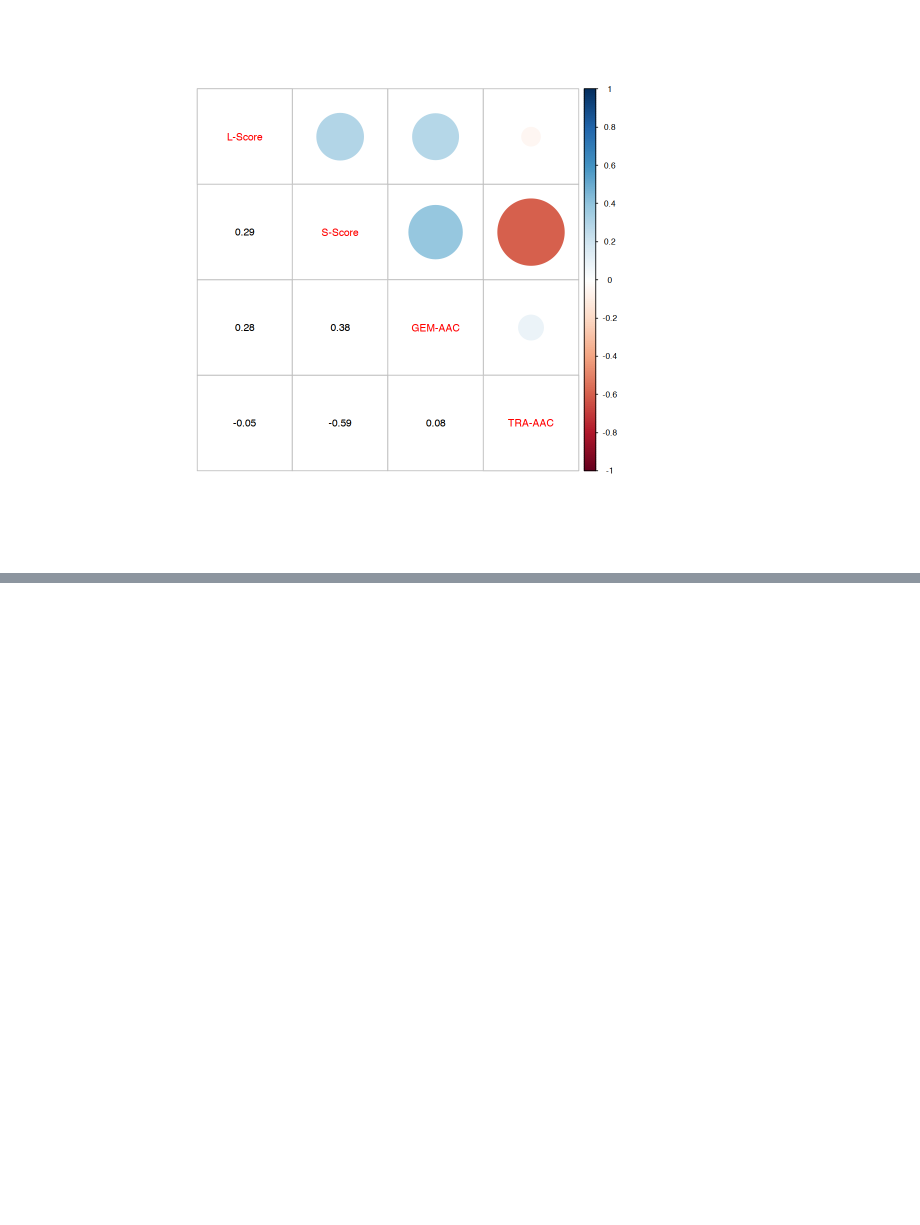
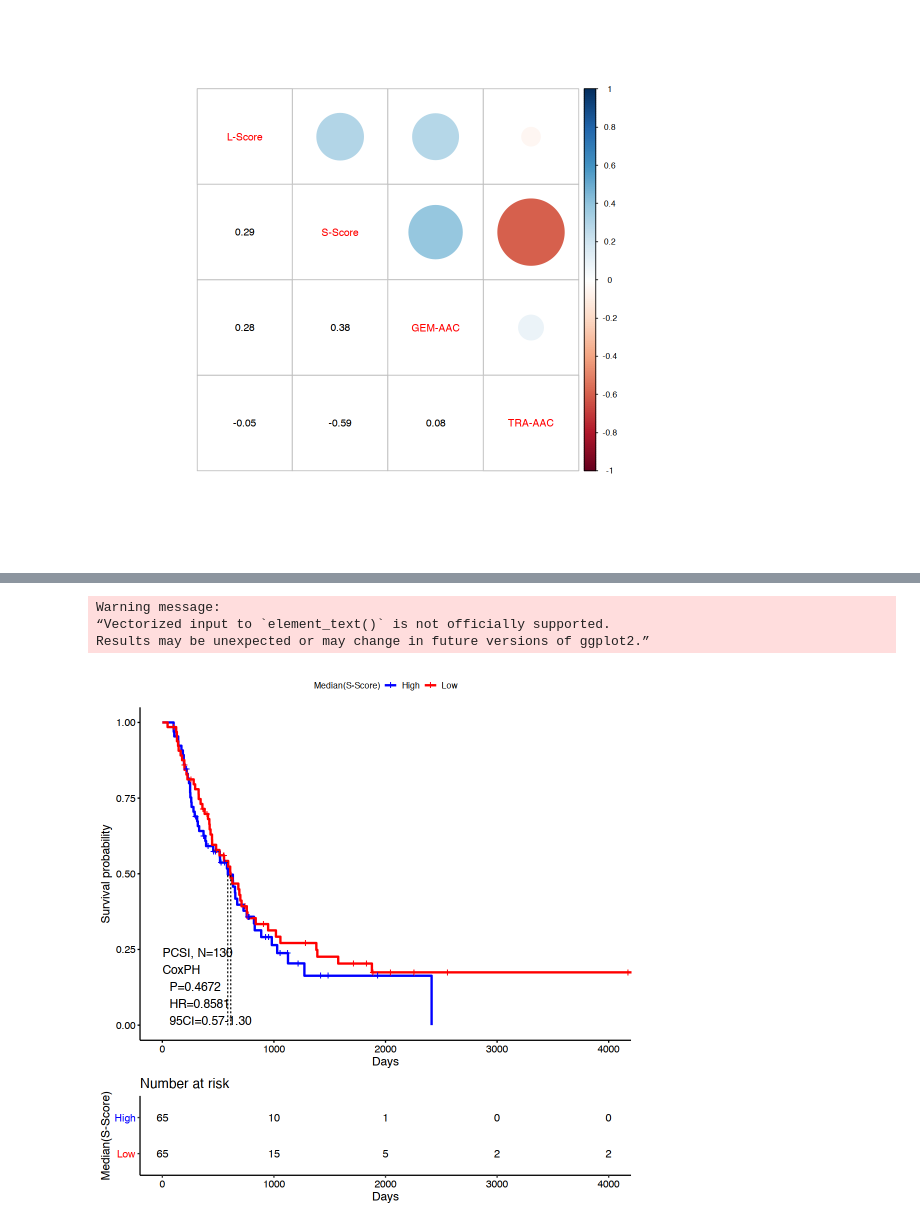
Before and after one commit to bhklab/RASDependencyScore, a Jupyter notebook: RASDSanalysis.ipynb, the cells around one changed output, grey strips where cells are left out. Drawn from its saved outputs; the diff is of its cells as text; code cells hidden in the pictures; blank space fills up the shorter version.

```diff
--- a/RASDSanalysis.ipynb
+++ b/RASDSanalysis.ipynb
@@ -210,0 +138,29 @@ legend(-0.12, -0.93,
+# %%
+data <- pcsiResults[which(!is.na(pcsiResults$time)),]
+data$smedian <- "high"
+data$smedian[which(data$sscore <= median(data$sscore))] <- "low"
+data$smedian <- as.factor(data$smedian)
+data$lmedian <- "high"
+data$lmedian[which(data$lscore <= median(data$lscore))] <- "low"
+data$lmedian <- as.factor(data$lmedian)
+# %%
+cox.fit <- coxph(Surv(time, as.numeric(status)) ~ smedian, data = data)
+p.value <- format(round(coef(summary(cox.fit))[,5], 4), nsmall = 4)
+hr <- format(round(coef(summary(cox.fit))[2], 4), nsmall=4)
+lower.hr <- format(round(exp(confint(cox.fit))[,1], 2), nsmall=2)
+upper.hr <- format(round(exp(confint(cox.fit))[,2], 2), nsmall=2)
+fit <- survfit(Surv(time, as.numeric(status)) ~ smedian, data=data)
+ggsurv <- ggsurvplot(fit, data=data, conf.int=FALSE, pval=FALSE, risk.table = TRUE,
+           legend.labs=c("High", "Low"), legend.title="Median(S-Score)", surv.median.line = "v",
+           palette=c("blue","red"), xlab="Days")
+ggsurv$plot <- ggsurv$plot+
+              ggplot2::annotate("text",
+              x = 0, y = 0, size = 5, vjust = 0, hjust=0,
+              label = paste(paste0("PCSI, N=", nrow(data)), "\nCoxPH\n  P=", p.value,
+              "\n  HR=",hr,"\n  95CI=",lower.hr, "-", upper.hr, sep=""))
+ggsurv
+# %% [output]
+Warning message:
+“Vectorized input to `element_text()` is not officially supported.
+Results may be unexpected or may change in future versions of ggplot2.”
+[figure, added]
```
Also changed, not shown: parts of 76 cells of this notebook, 1 other file.
